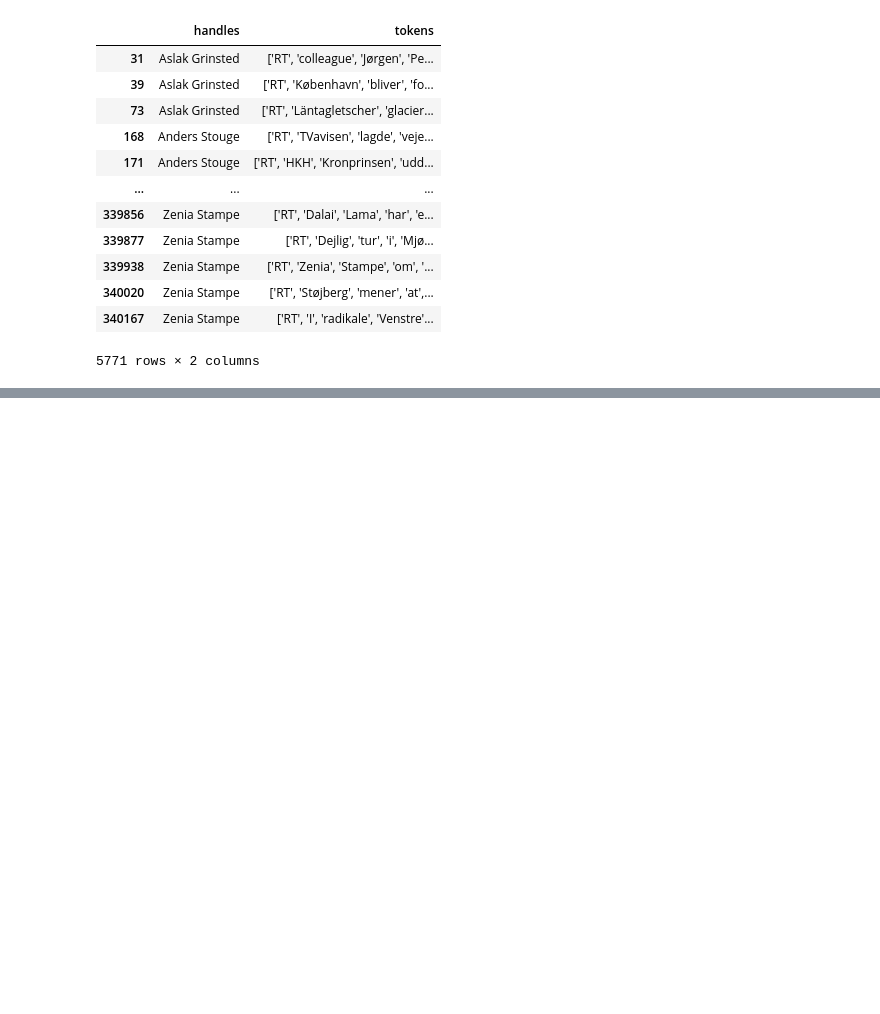
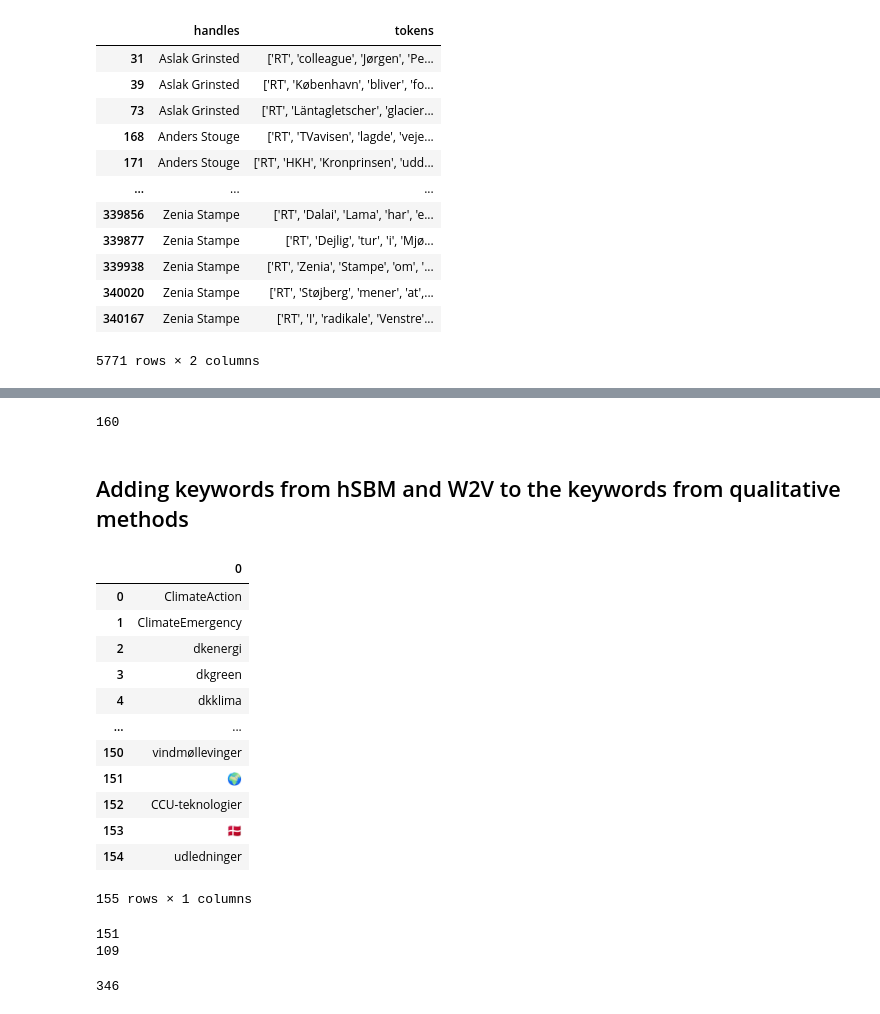
Before and after one commit to JeppeFoldberg/Digital-Methods-exam, a Jupyter notebook: Hsbm keyword generator.ipynb, the cells around one changed output, grey strips where cells are left out. Drawn from its saved outputs; the diff is of its cells as text; code cells hidden in the pictures; blank space fills up the shorter version.

Commit message:
finalized the hsbm for now

```diff
--- a/Hsbm keyword generator.ipynb
+++ b/Hsbm keyword generator.ipynb
@@ -191,0 +309,4 @@ w2v.most_similar(positive=[u'klimalov'])
+# %%
+len(extra_words)
+# %% [output]
+160
@@ -191,0 +317,20 @@ w2v.most_similar(positive=[u'klimalov'])
+# %% [markdown]
+## Adding keywords from hSBM and W2V to the keywords from qualitative methods
+# %%
+qual_words = pd.read_excel('keywords_qual.xlsx', header=None)
+# %%
+qual_words
+# %% [output]
+|  | 0 |
+| 0 | ClimateAction |
+| 1 | ClimateEmergency |
+| 2 | dkenergi |
+| 3 | dkgreen |
+| 4 | dkklima |
+| ... | ... |
+| 150 | vindmøllevinger |
+| 151 | 🌍 |
+| 152 | CCU-teknologier |
+| 153 | 🇩🇰 |
+| 154 | udledninger |
+155 rows × 1 columns
@@ -191,0 +339,6 @@ w2v.most_similar(positive=[u'klimalov'])
+# %%
+print(len(qual_words_set))
+print(len(qual_words_set - all_words_combined))
+# %% [output]
+151
+109
@@ -191,0 +349,4 @@ w2v.most_similar(positive=[u'klimalov'])
+# %%
+len(final_word_list)
+# %% [output]
+346
```
Also changed, not shown: parts of 31 cells of this notebook.
